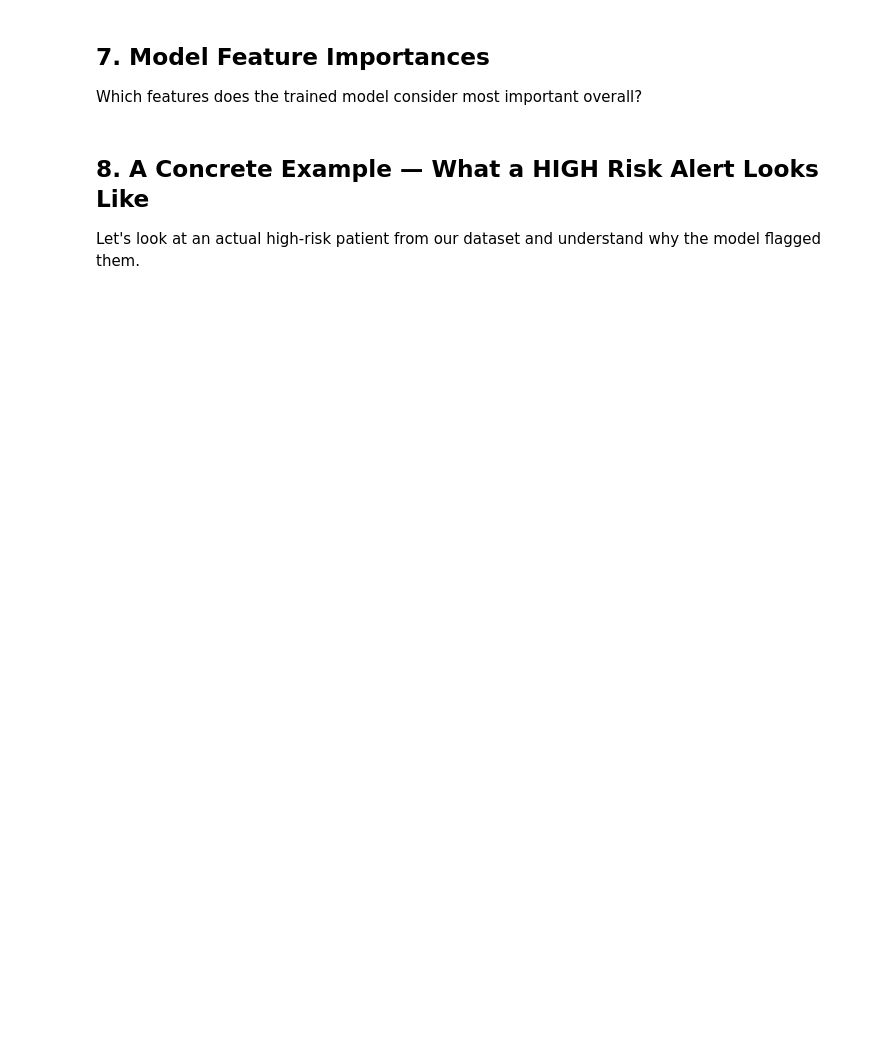
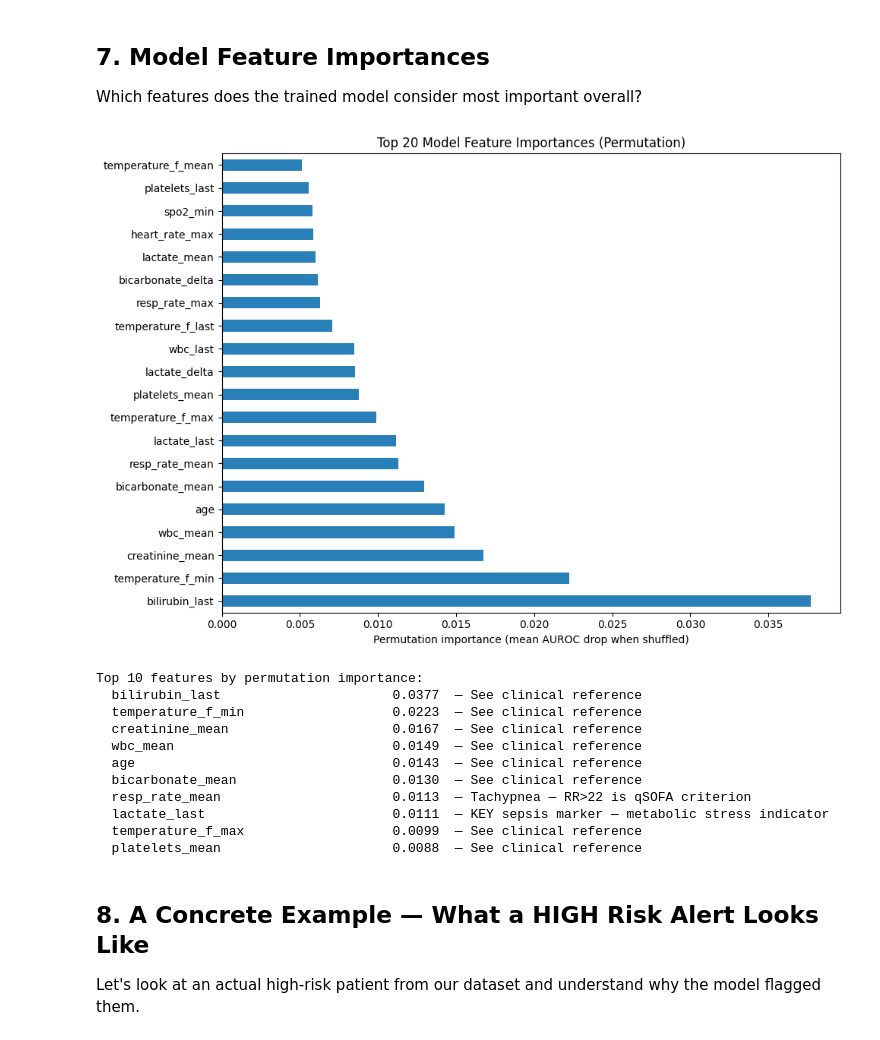
Before and after one commit to lucaIsaak/ATML_Sepsis_Alert, a Jupyter notebook: notebooks/02_feature_analysis.ipynb, the cells around one changed output. Cells and saved outputs as stored; diff of their text form; code cells hidden in the pictures; blank space fills up the shorter version.

```diff
--- a/notebooks/02_feature_analysis.ipynb
+++ b/notebooks/02_feature_analysis.ipynb
@@ -255,34 +334,74 @@ for i in range(len(good_features)):
 Which features does the trained model consider most important overall?
 # %%
 import joblib
-artifact = joblib.load('models/lightgbm_sepsis.pkl')
-model = artifact['model']
+import numpy as np
+from sklearn.inspection import permutation_importance
+
+artifact  = joblib.load('models/lightgbm_sepsis.pkl')
+model     = artifact['model']
 feat_cols = artifact['feature_cols']
 
-importances = model.feature_importances_
-imp_df = pd.Series(importances, index=feat_cols).sort_values(ascending=False).head(20)
+# HistGradientBoostingClassifier has no feature_importances_ attribute.
+# Permutation importance measures the actual drop in AUROC when each
+# feature is randomly shuffled — a model-agnostic and more reliable measure.
+
+features = df[feat_cols]
+labels   = df['sepsis_label']
+
+# Sample 5 000 rows so this runs in ~30 seconds instead of several minutes
+rng  = np.random.RandomState(42)
+idx  = rng.choice(len(features), size=min(5000, len(features)), replace=False)
+
+result = permutation_importance(
+    model,
+    features.iloc[idx],
+    labels.iloc[idx],
+    n_repeats=5,
+    scoring='roc_auc',
+    random_state=42,
+    n_jobs=-1,
+)
+
+imp_df = (
+    pd.Series(result.importances_mean, index=feat_cols)
+    .sort_values(ascending=False)
+    .head(20)
+)
 
 fig, ax = plt.subplots(figsize=(10, 7))
 imp_df.plot(kind='barh', ax=ax, color='#2980b9')
-ax.set_xlabel('Feature Importance (mean decrease in impurity)')
-ax.set_title('Top 20 Model Feature Importances')
+ax.set_xlabel('Permutation importance (mean AUROC drop when shuffled)')
+ax.set_title('Top 20 Model Feature Importances (Permutation)')
 plt.tight_layout()
 plt.show()
 
-print('\nTop 10 features by model importance:')
+print('\nTop 10 features by permutation importance:')
 for feat, imp in imp_df.head(10).items():
     clinical_note = {
-        'lactate_last': 'KEY sepsis marker — metabolic stress indicator',
-        'lactate_mean': 'KEY sepsis marker — sustained elevation is worse',
-        'creatinine_last': 'Kidney function — SOFA renal component',
-        'map_min': 'Blood pressure — <65 mmHg triggers intervention',
-        'wbc_last': 'Infection marker — high AND low both signal sepsis',
-        'heart_rate_mean': 'Tachycardia — one of qSOFA criteria',
-        'resp_rate_mean': 'Tachypnea — RR>22 is qSOFA criterion',
+        'lactate_last':     'KEY sepsis marker — metabolic stress indicator',
+        'lactate_mean':     'KEY sepsis marker — sustained elevation is worse',
+        'creatinine_last':  'Kidney function — SOFA renal component',
+        'map_min':          'Blood pressure — <65 mmHg triggers intervention',
+        'wbc_last':         'Infection marker — high AND low both signal sepsis',
+        'heart_rate_mean':  'Tachycardia — one of qSOFA criteria',
+        'resp_rate_mean':   'Tachypnea — RR>22 is qSOFA criterion',
         'bicarbonate_last': 'Acid-base — low = metabolic acidosis from poor perfusion',
-        'platelets_last': 'Coagulation — SOFA component, low = DIC risk',
+        'platelets_last':   'Coagulation — SOFA component, low = DIC risk',
     }.get(feat, 'See clinical reference')
     print(f'  {feat:35s} {imp:.4f}  — {clinical_note}')
+# %% [output]
+[figure, added]
+Top 10 features by permutation importance:
+  bilirubin_last                      0.0377  — See clinical reference
+  temperature_f_min                   0.0223  — See clinical reference
+  creatinine_mean                     0.0167  — See clinical reference
+  wbc_mean                            0.0149  — See clinical reference
+  age                                 0.0143  — See clinical reference
+  bicarbonate_mean                    0.0130  — See clinical reference
+  resp_rate_mean                      0.0113  — Tachypnea — RR>22 is qSOFA criterion
+  lactate_last                        0.0111  — KEY sepsis marker — metabolic stress indicator
+  temperature_f_max                   0.0099  — See clinical reference
+  platelets_mean                      0.0088  — See clinical reference
 # %% [markdown]
 ## 8. A Concrete Example — What a HIGH Risk Alert Looks Like
 
```
Also changed, not shown: parts of 9 cells of this notebook, 3 other files.
